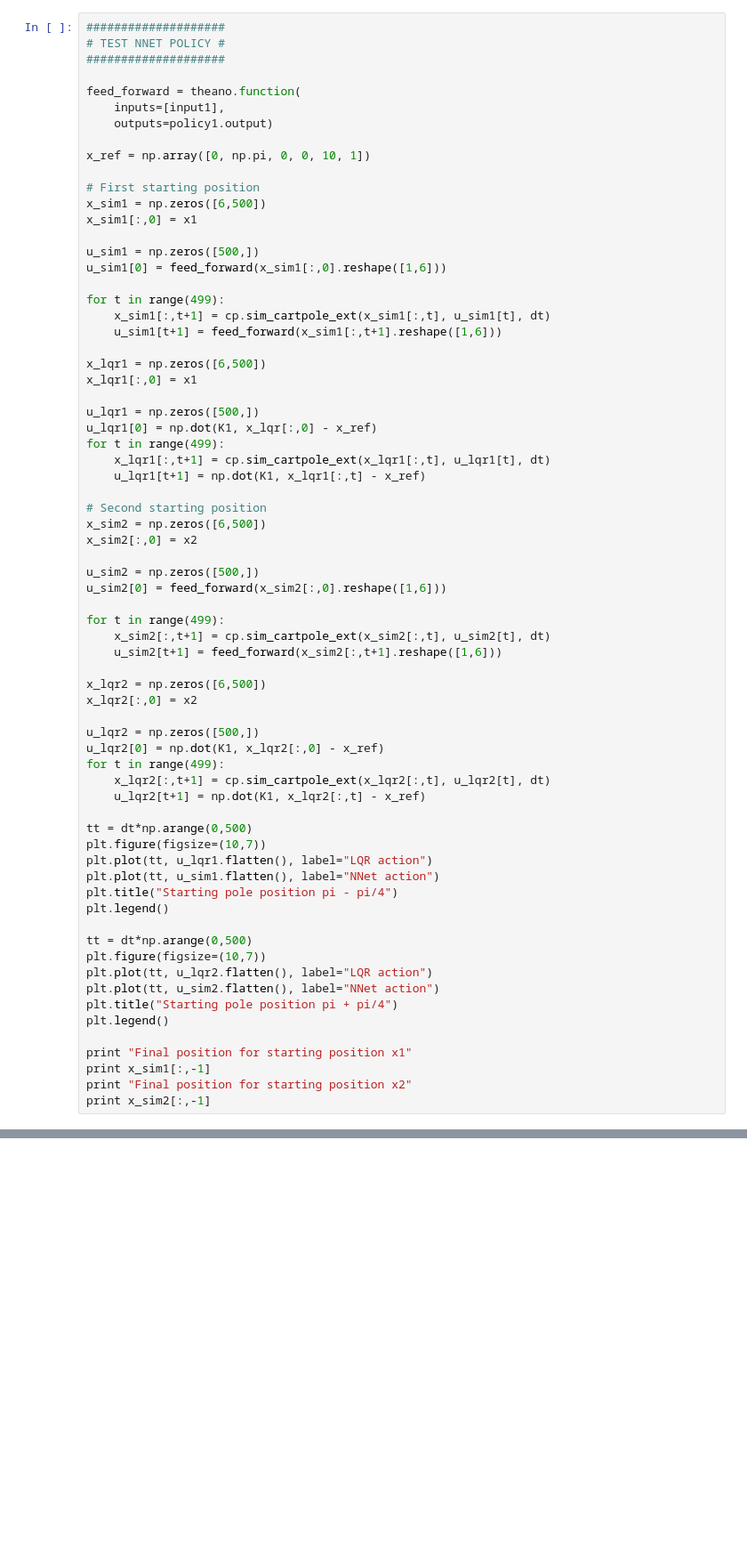
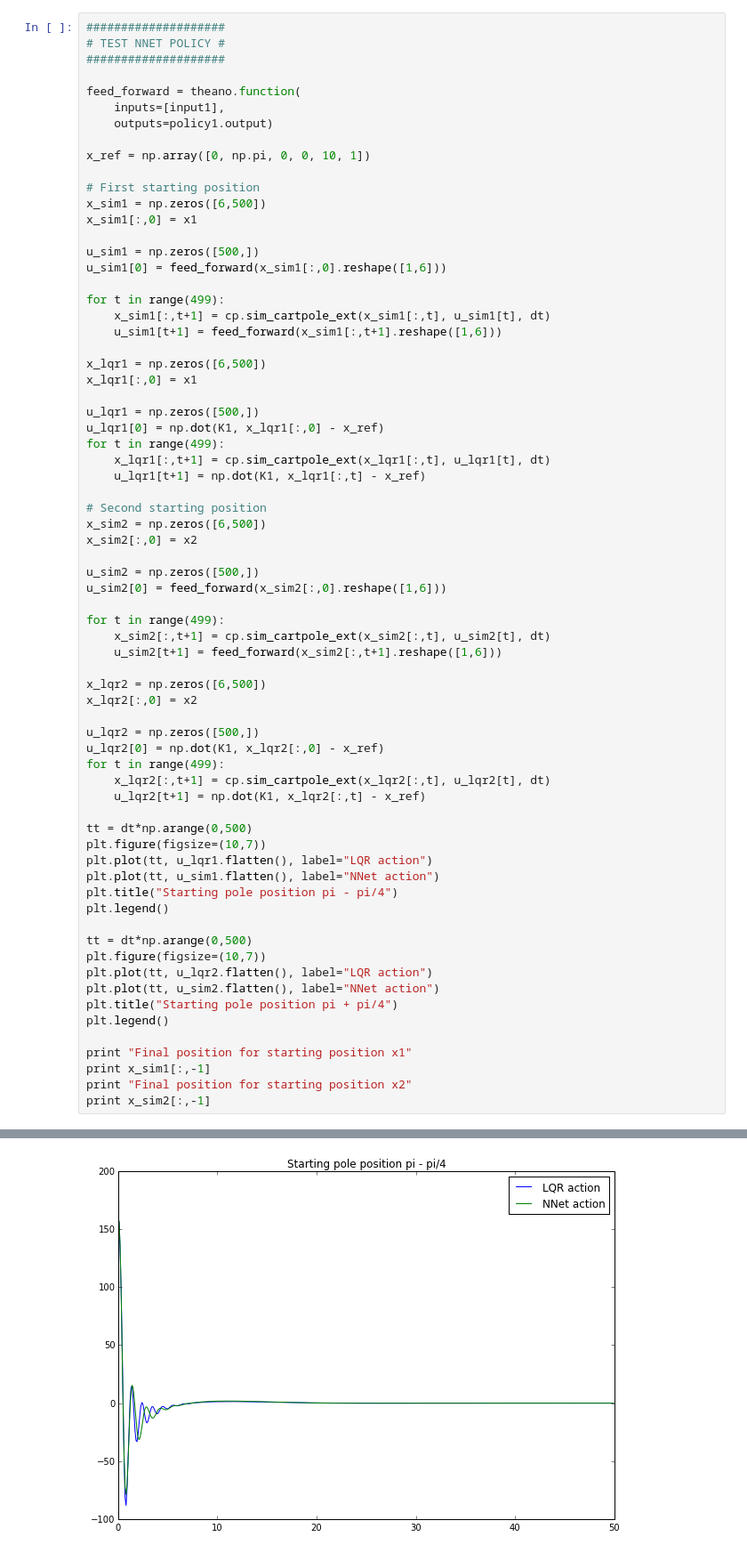
Before and after one commit to florensacc/crossrobot, a Jupyter notebook: GPS_Example.ipynb, the cells around one changed output, grey strips where cells are left out. Shown at 89% size. Drawn from its saved outputs; the diff is of its cells as text; blank space fills up the shorter version.

```diff
--- a/GPS_Example.ipynb
+++ b/GPS_Example.ipynb
@@ -94,7 +96,7 @@ x_lqr1 = np.zeros([6,500])
 x_lqr1[:,0] = x1
 
 u_lqr1 = np.zeros([500,])
-u_lqr1[0] = np.dot(K1, x_lqr[:,0] - x_ref)
+u_lqr1[0] = np.dot(K1, x_lqr1[:,0] - x_ref)
 for t in range(499):
     x_lqr1[:,t+1] = cp.sim_cartpole_ext(x_lqr1[:,t], u_lqr1[t], dt)
     u_lqr1[t+1] = np.dot(K1, x_lqr1[:,t] - x_ref)
@@ -141,0 +149 @@ NameError: name 'x_lqr' is not defined
+[figure, added]
```
Also changed, not shown: parts of 8 cells of this notebook.
